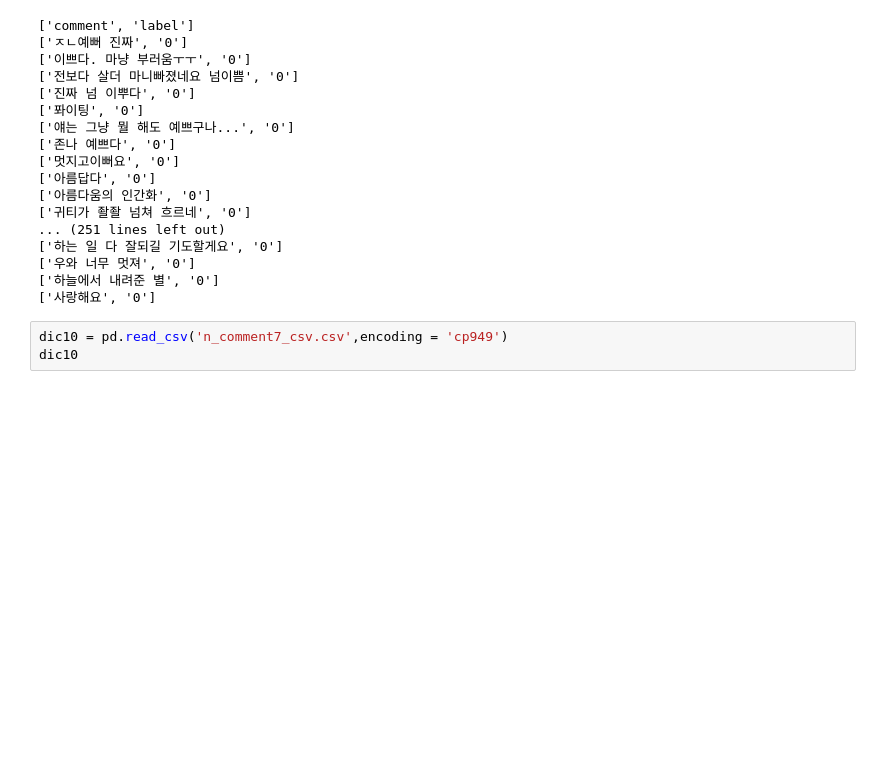
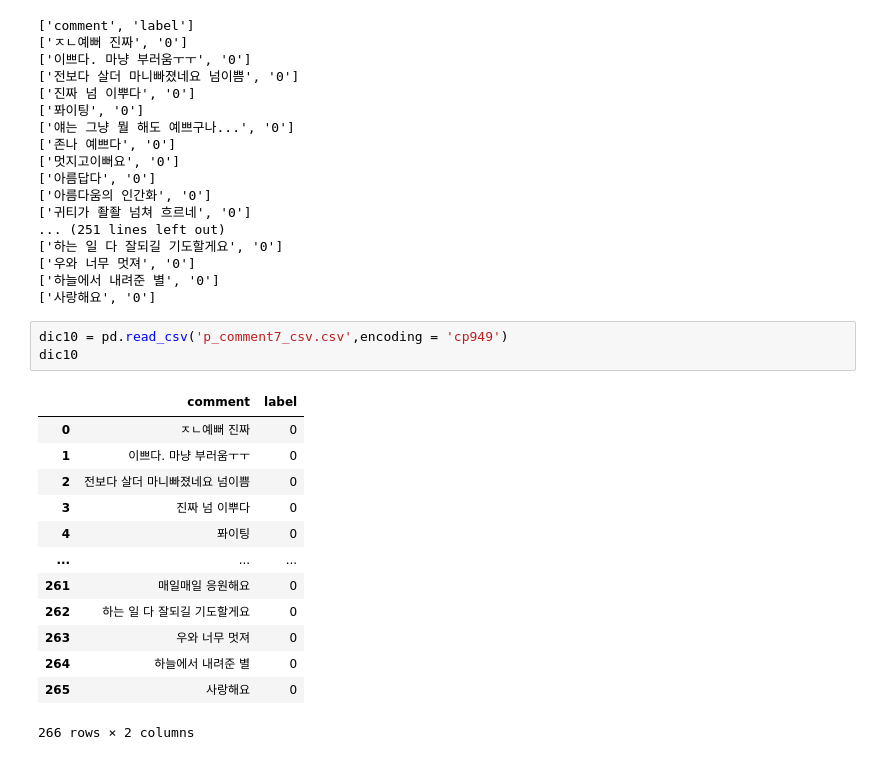
Before and after one commit to sooyeon-go/grad_project, a Jupyter notebook: comment_crawling_r/comment_csv.ipynb, the cells around one changed output. Saved outputs shown, nothing was run; the diff lists cells and outputs as text; blank space fills up the shorter version.

```diff
--- a/comment_crawling_r/comment_csv.ipynb
+++ b/comment_crawling_r/comment_csv.ipynb
@@ -533,5 +533,19 @@ f.close()
 ['하늘에서 내려준 별', '0']
 ['사랑해요', '0']
 # %%
-dic10 = pd.read_csv('n_comment7_csv.csv',encoding = 'cp949')
+dic10 = pd.read_csv('p_comment7_csv.csv',encoding = 'cp949')
 dic10
+# %% [output]
+|  | comment | label |
+| 0 | ㅈㄴ예뻐 진짜 | 0 |
+| 1 | 이쁘다. 마냥 부러움ㅜㅜ | 0 |
+| 2 | 전보다 살더 마니빠졌네요 넘이쁨 | 0 |
+| 3 | 진짜 넘 이뿌다 | 0 |
+| 4 | 퐈이팅 | 0 |
+| ... | ... | ... |
+| 261 | 매일매일 응원해요 | 0 |
+| 262 | 하는 일 다 잘되길 기도할게요 | 0 |
+| 263 | 우와 너무 멋져 | 0 |
+| 264 | 하늘에서 내려준 별 | 0 |
+| 265 | 사랑해요 | 0 |
+266 rows × 2 columns
```
Also changed, not shown: parts of 4 cells of this notebook.
